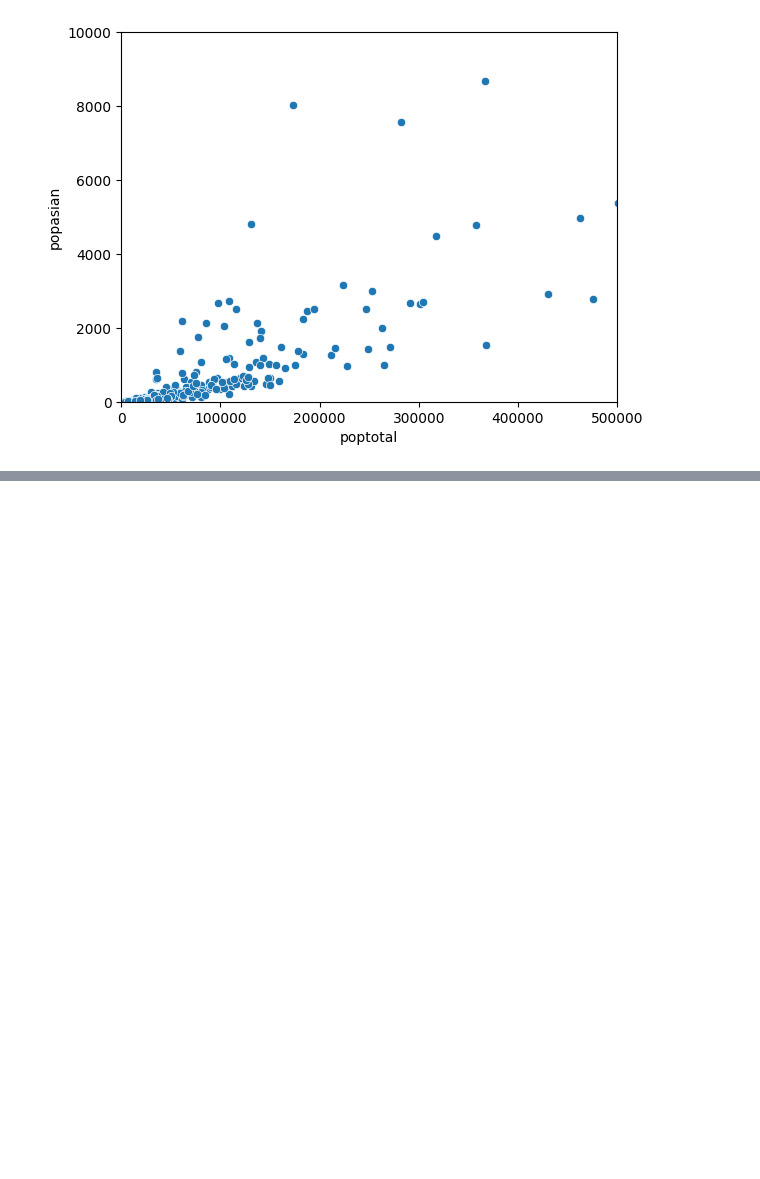
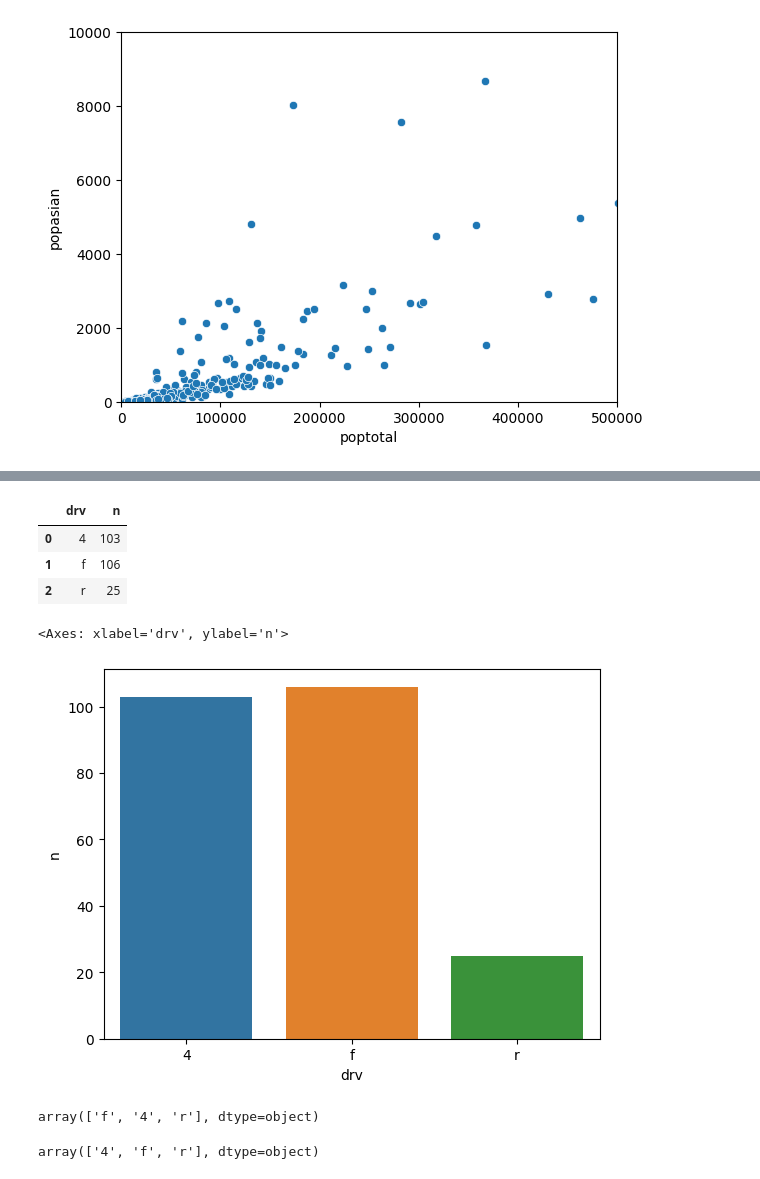
Before and after one commit to asdsadawww/-, a Jupyter notebook: Colab_파이썬.ipynb, the cells around one changed output, grey strips where cells are left out. Drawn from its saved outputs; the diff is of its cells as text; code cells hidden in the pictures; blank space fills up the shorter version.

```diff
--- a/Colab_파이썬.ipynb
+++ b/Colab_파이썬.ipynb
@@ -1347,0 +1437,21 @@ sns.scatterplot(data=midwest, x='poptotal',y='popasian').set(xlim=[0,500000],yli
+# %%
+df_mpg=mpg.groupby('drv',as_index=False).agg(n=('drv','count'))         #집단별 빈도표
+df_mpg
+# %% [output]
+|  | drv | n |
+| 0 | 4 | 103 |
+| 1 | f | 106 |
+| 2 | r | 25 |
+# %%
+sns.barplot(data=df_mpg,x='drv',y='n',hue='drv')
+# %% [output]
+<Axes: xlabel='drv', ylabel='n'>
+[figure, added]
+# %%
+mpg['drv'].unique()
+# %% [output]
+array(['f', '4', 'r'], dtype=object)
+# %%
+df_mpg['drv'].unique()
+# %% [output]
+array(['4', 'f', 'r'], dtype=object)
```
Also changed, not shown: parts of 22 cells of this notebook.
